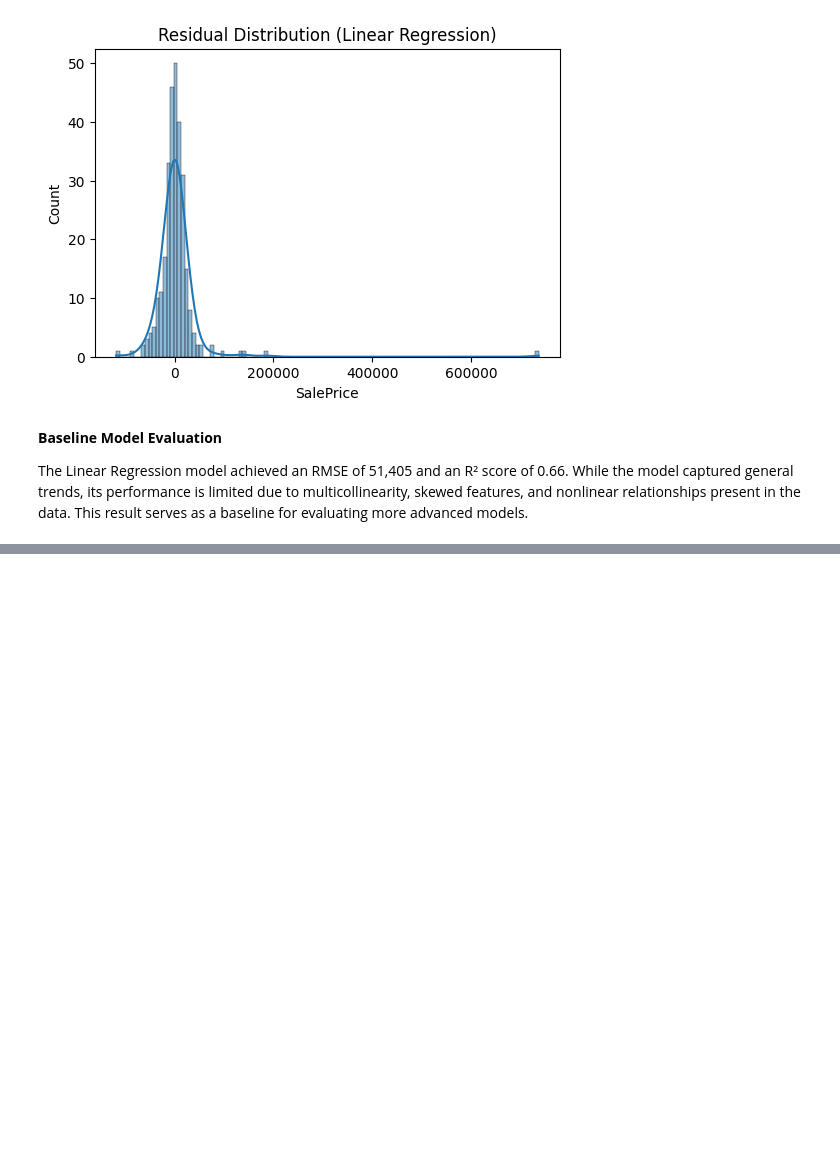
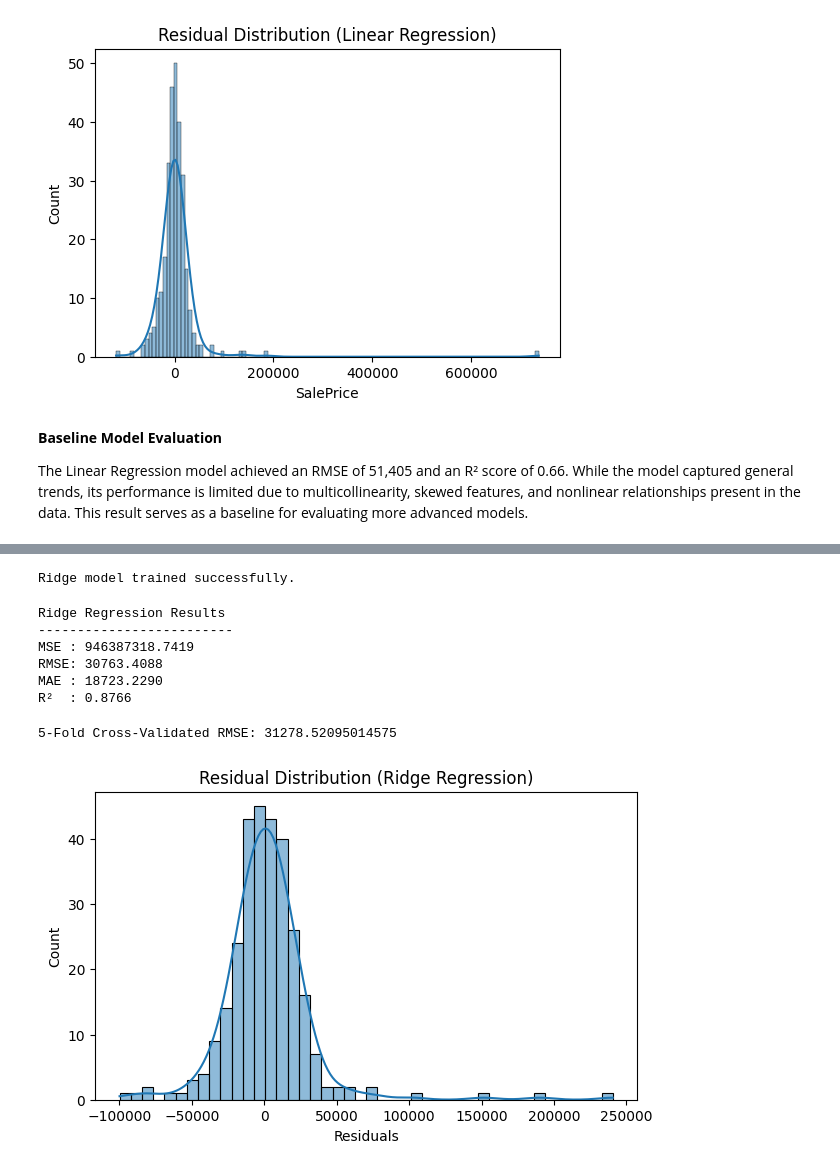
Before and after one commit to puppalasai-24/MSc_Data_Science_Project, a Jupyter notebook: DS_Project_PVSK.ipynb, the cells around one changed output, grey strips where cells are left out. Saved outputs shown, nothing was run; the diff lists cells and outputs as text; code cells hidden in the pictures; blank space fills up the shorter version.

```diff
--- a/DS_Project_PVSK.ipynb
+++ b/DS_Project_PVSK.ipynb
@@ -381,0 +396,13 @@ The Linear Regression model achieved an RMSE of 51,405 and an R² score of 0.66.
+# %%
+# Train model.
+
+ridge_model = Ridge(alpha=10)  # alpha=10 is a reasonable starting point
+ridge_model.fit(X_train, y_train)
+
+print("Ridge model trained successfully.")
+# %% [output]
+Ridge model trained successfully.
+# %%
+# Prediction.
+
+y_val_pred = ridge_model.predict(X_val)
@@ -381,0 +416,41 @@ The Linear Regression model achieved an RMSE of 51,405 and an R² score of 0.66.
+# %%
+# Printing all of them.
+
+print("Ridge Regression Results")
+print("-------------------------")
+print(f"MSE : {mse:.4f}")
+print(f"RMSE: {rmse:.4f}")
+print(f"MAE : {mae:.4f}")
+print(f"R²  : {r2:.4f}")
+# %% [output]
+Ridge Regression Results
+-------------------------
+MSE : 946387318.7419
+RMSE: 30763.4088
+MAE : 18723.2290
+R²  : 0.8766
+# %%
+# Cross-Validation RMSE. (More reliable than single split).
+
+cv_rmse = -cross_val_score(
+    Ridge(alpha=10),
+    X, y,
+    scoring="neg_root_mean_squared_error",
+    cv=5
+).mean()
+
+print("5-Fold Cross-Validated RMSE:", cv_rmse)
+# %% [output]
+5-Fold Cross-Validated RMSE: 31278.52095014575
+# %%
+# Residual Analysis Plot.
+
+residuals = y_val - y_val_pred
+
+plt.figure(figsize=(7,4))
+sns.histplot(residuals, kde=True)
+plt.title("Residual Distribution (Ridge Regression)")
+plt.xlabel("Residuals")
+plt.show()
+# %% [output]
+[figure, added]
```
Also changed, not shown: parts of 29 cells of this notebook.
